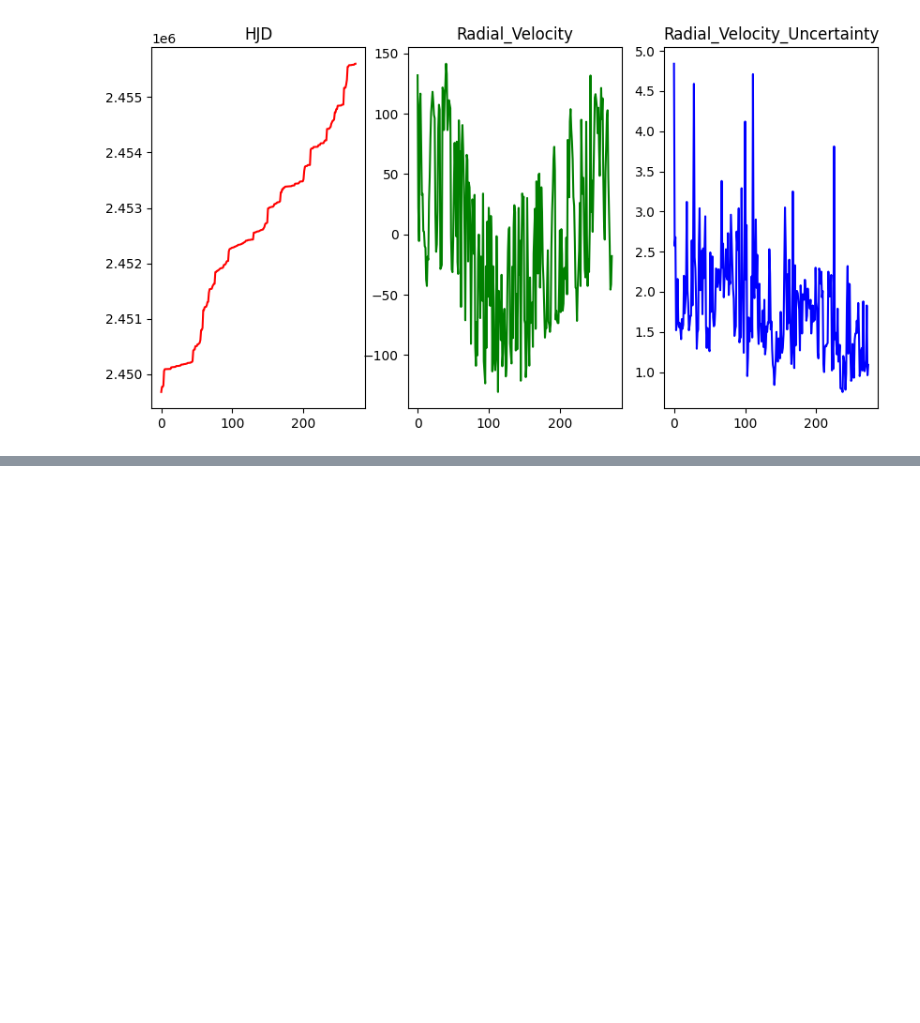
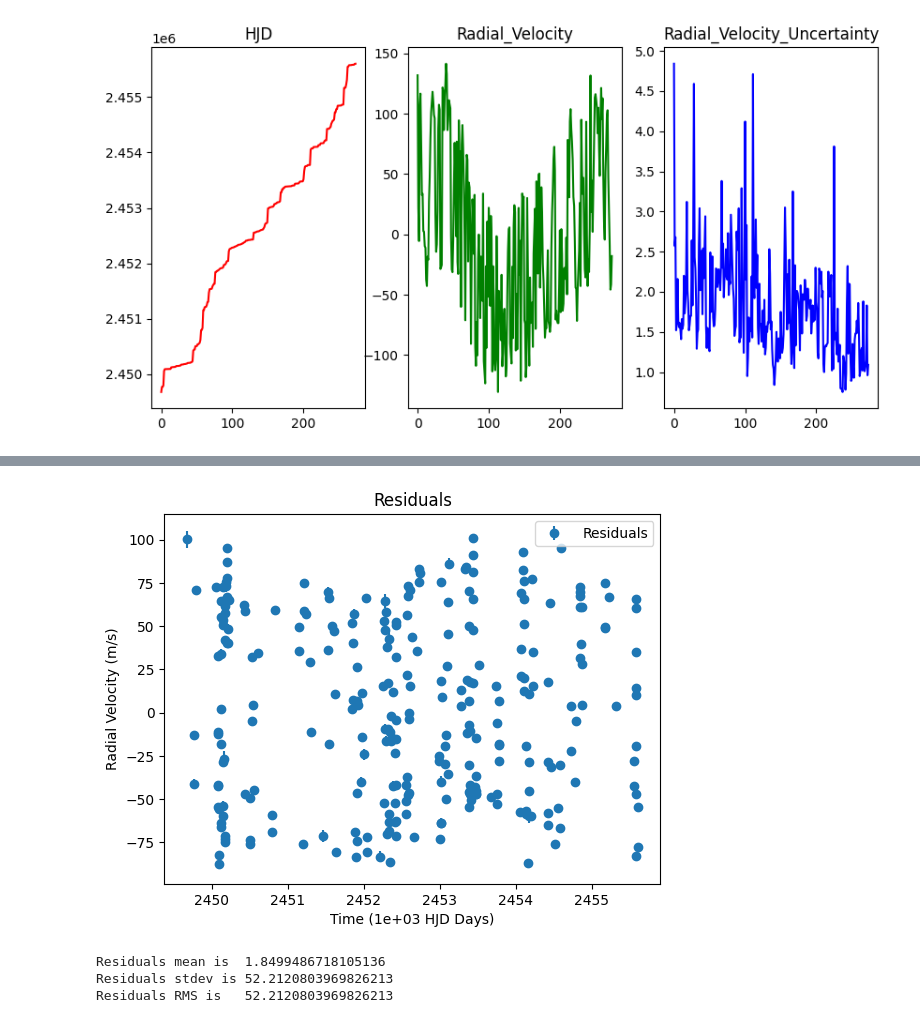
Before and after one commit to djlouie/ASTR-19-Group-Project, a Jupyter notebook: astr19-group-project.ipynb, the cells around one changed output, grey strips where cells are left out. Cells and saved outputs as stored; diff of their text form; code cells hidden in the pictures; blank space fills up the shorter version.

```diff
--- a/astr19-group-project.ipynb
+++ b/astr19-group-project.ipynb
@@ -55,0 +149,28 @@ plt.show()
+# %%
+# calculate residuals
+y_pred = f_curve(scaled_hjd, *params)
+residuals = radial_velocity - y_pred
+
+# plot residuals
+plt.errorbar(scaled_hjd, residuals, uncertainty, fmt='o', label='Residuals')
+
+plt.xlabel(f"Time ({scalar:.0e} HJD Days)")
+plt.ylabel("Radial Velocity (m/s)")
+plt.title("Residuals")
+plt.legend(frameon=True,fontsize=10,handletextpad=1)
+
+plt.show()
+# %% [output]
+[figure, added]
+# %%
+residuals_mean = np.mean(residuals)
+residuals_std = np.std(residuals)
+residuals_rms = np.sqrt(np.mean(residuals**2))
+
+print(f"Residuals mean is  {residuals_mean:.16f}")
+print(f"Residuals stdev is {residuals_std:.16f}")
+print(f"Residuals RMS is   {residuals_std:.16f}")
+# %% [output]
+Residuals mean is  1.8499486718105136
+Residuals stdev is 52.2120803969826213
+Residuals RMS is   52.2120803969826213
```
Also changed, not shown: parts of 7 cells of this notebook, 1 other file.
